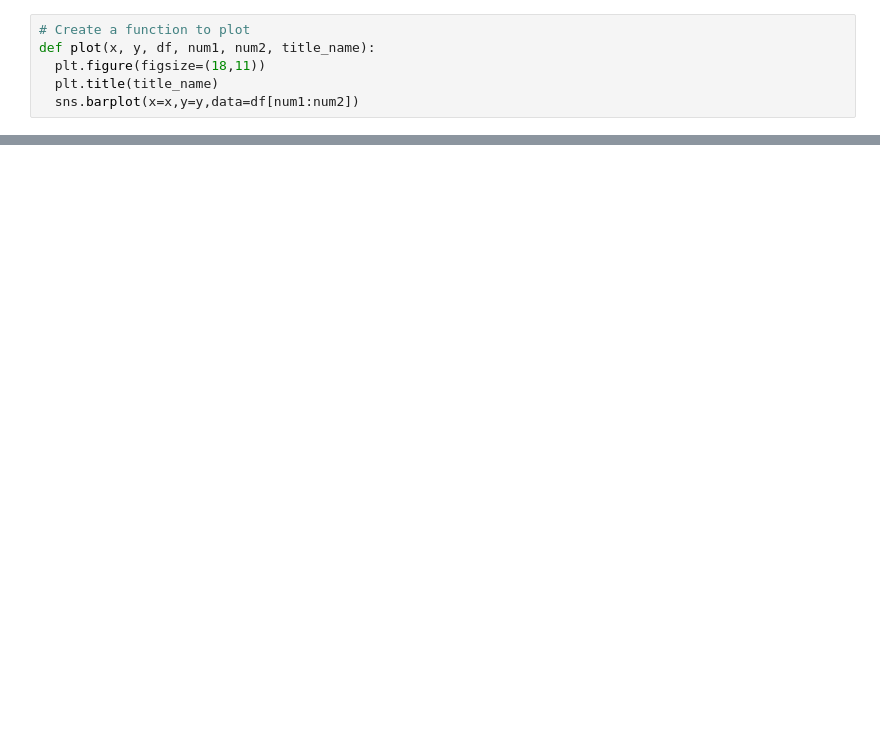
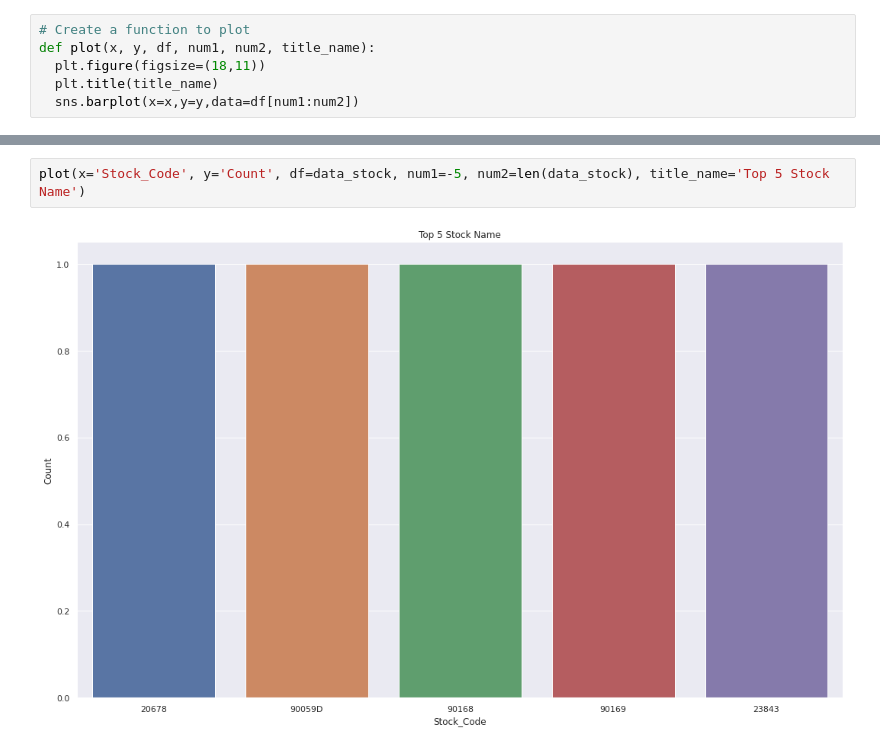
Before and after one commit to akmal1994/Online_Retail_customer_segment, a Jupyter notebook: Retail_Customer_Segmentation.ipynb, the cells around one changed output, grey strips where cells are left out. Cells and saved outputs as stored; diff of their text form; blank space fills up the shorter version.

```diff
--- a/Retail_Customer_Segmentation.ipynb
+++ b/Retail_Customer_Segmentation.ipynb
@@ -203,0 +224,4 @@ data_stock.head()
+# %%
+plot(x='Stock_Code', y='Count', df=data_stock, num1=-5, num2=len(data_stock), title_name='Top 5 Stock Name')
+# %% [output]
+[figure, added]
```
Also changed, not shown: parts of 9 cells of this notebook.
